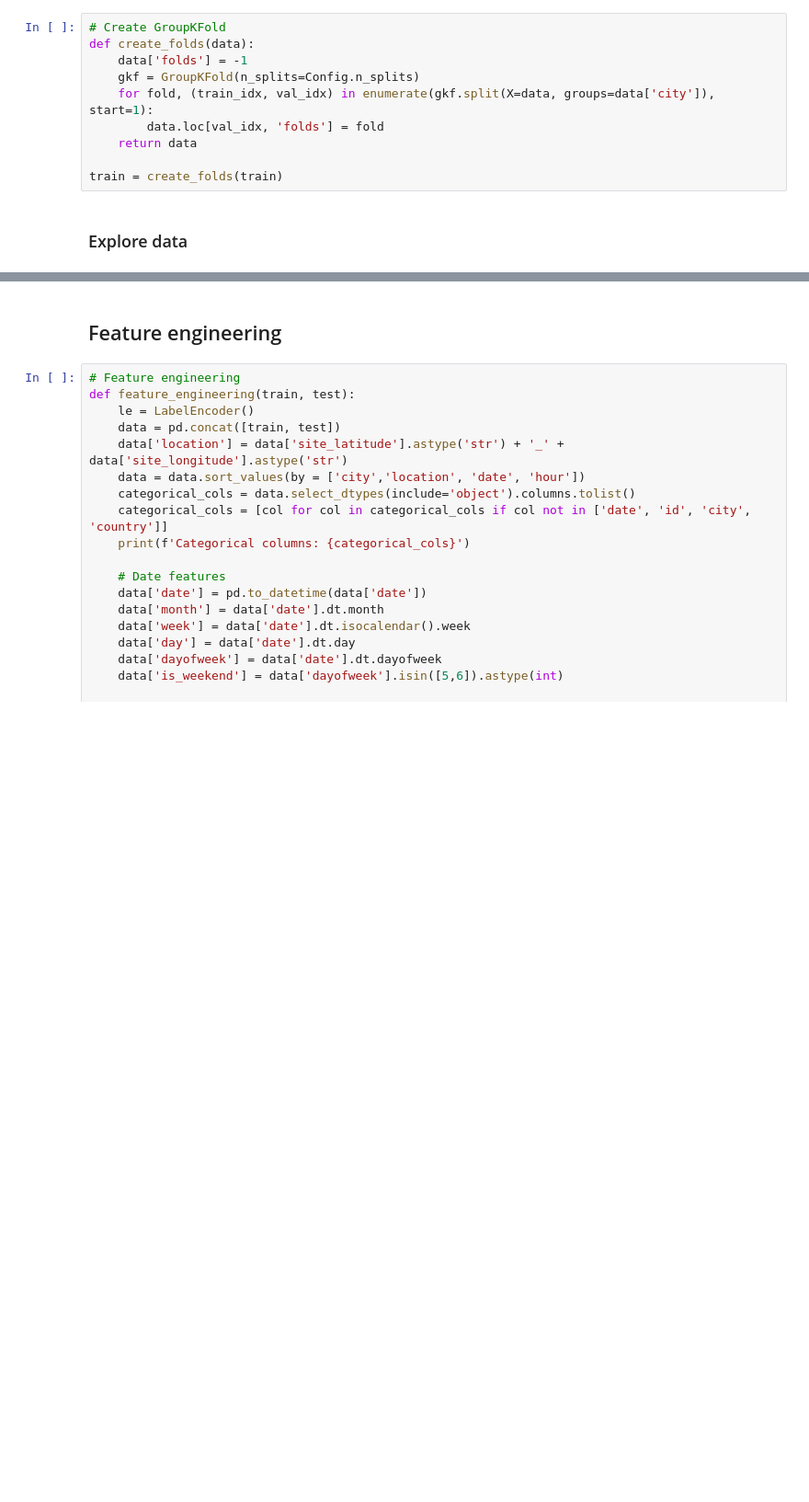
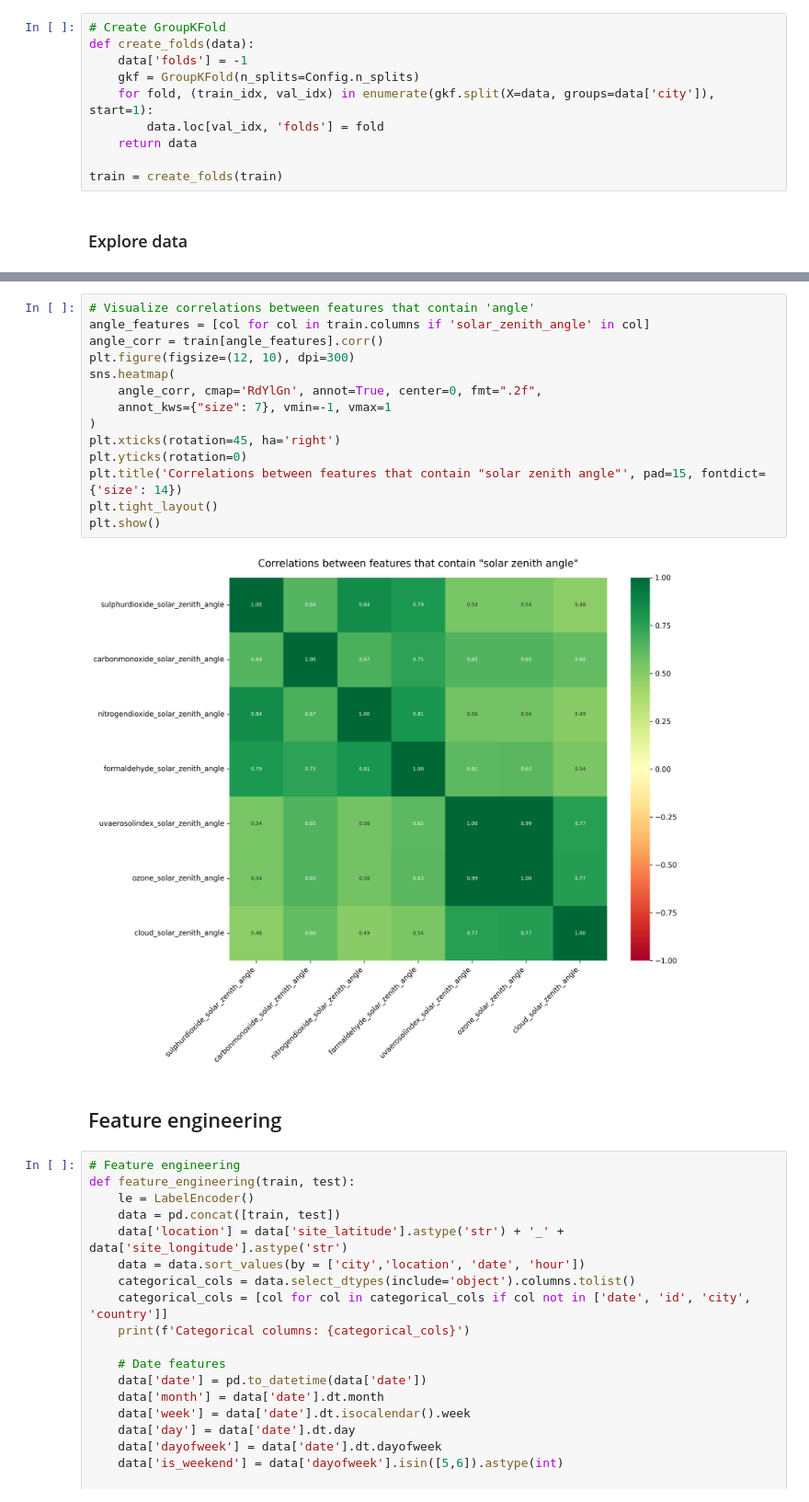
Before and after one commit to truong2710-cyber/AI7101-Group-Assignment, a Jupyter notebook: solution.ipynb, the cells around one changed output, grey strips where cells are left out. Shown at 92% size. Cells and saved outputs as stored; diff of their text form; blank space fills up the shorter version.

Commit message:
add corr graph

```diff
--- a/solution.ipynb
+++ b/solution.ipynb
@@ -121,3 +139,19 @@ plt.show()
+# %%
+# Visualize correlations between features that contain 'angle'
+angle_features = [col for col in train.columns if 'solar_zenith_angle' in col]
+angle_corr = train[angle_features].corr()
+plt.figure(figsize=(12, 10), dpi=300)
+sns.heatmap(
+    angle_corr, cmap='RdYlGn', annot=True, center=0, fmt=".2f",
+    annot_kws={"size": 7}, vmin=-1, vmax=1
+)
+plt.xticks(rotation=45, ha='right')
+plt.yticks(rotation=0)
+plt.title('Correlations between features that contain "solar zenith angle"', pad=15, fontdict={'size': 14})
+plt.tight_layout()
+plt.show()
+# %% [output]
+[figure, added]
 # %% [markdown]
 ## Feature engineering
 # %%
```
Also changed, not shown: parts of 9 cells of this notebook.
